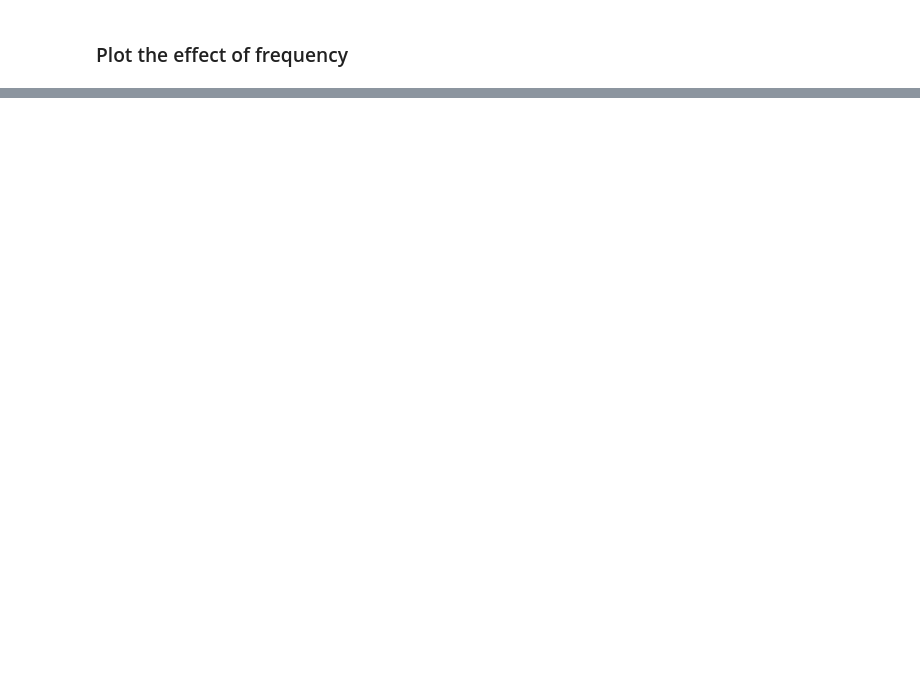
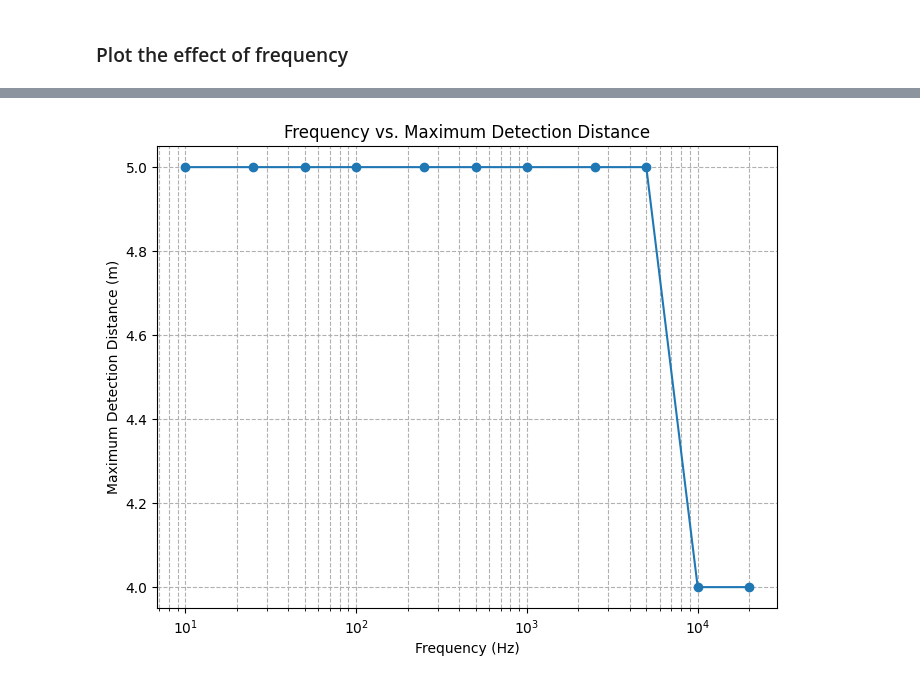
Before and after one commit to kubakubakuba/mrs-uvdar-distance-estimator, a Jupyter notebook: main.ipynb, the cells around one changed output, grey strips where cells are left out. Saved outputs shown, nothing was run; the diff lists cells and outputs as text; code cells hidden in the pictures; blank space fills up the shorter version.

```diff
--- a/main.ipynb
+++ b/main.ipynb
@@ -103,0 +159,27 @@ lib.plot_log_avg_events_vs_frequency(frequencies, evs, distances)
+# %%
+max_distances = []
+
+# this need some reajdustment
+detection_threshold = 10
+
+for freq_idx, frequency in enumerate(frequencies):
+	avg_events_per_distance = avg_events_array[:, freq_idx]
+	valid_indices = np.where(avg_events_per_distance > detection_threshold)[0]
+
+	if valid_indices.size > 0:
+		max_distance = distances[valid_indices[-1]]
+		max_distances.append(max_distance)
+
+	else:
+		max_distances.append(np.nan)
+
+plt.figure()
+plt.plot(frequencies, max_distances, 'o-')
+plt.xscale('log')
+plt.xlabel('Frequency (Hz)')
+plt.ylabel('Maximum Detection Distance (m)')
+plt.title('Frequency vs. Maximum Detection Distance')
+plt.grid(True, which="both", ls="--")
+plt.show()
+# %% [output]
+[figure, added]
```
Also changed, not shown: parts of 6 cells of this notebook, 2 other files.
